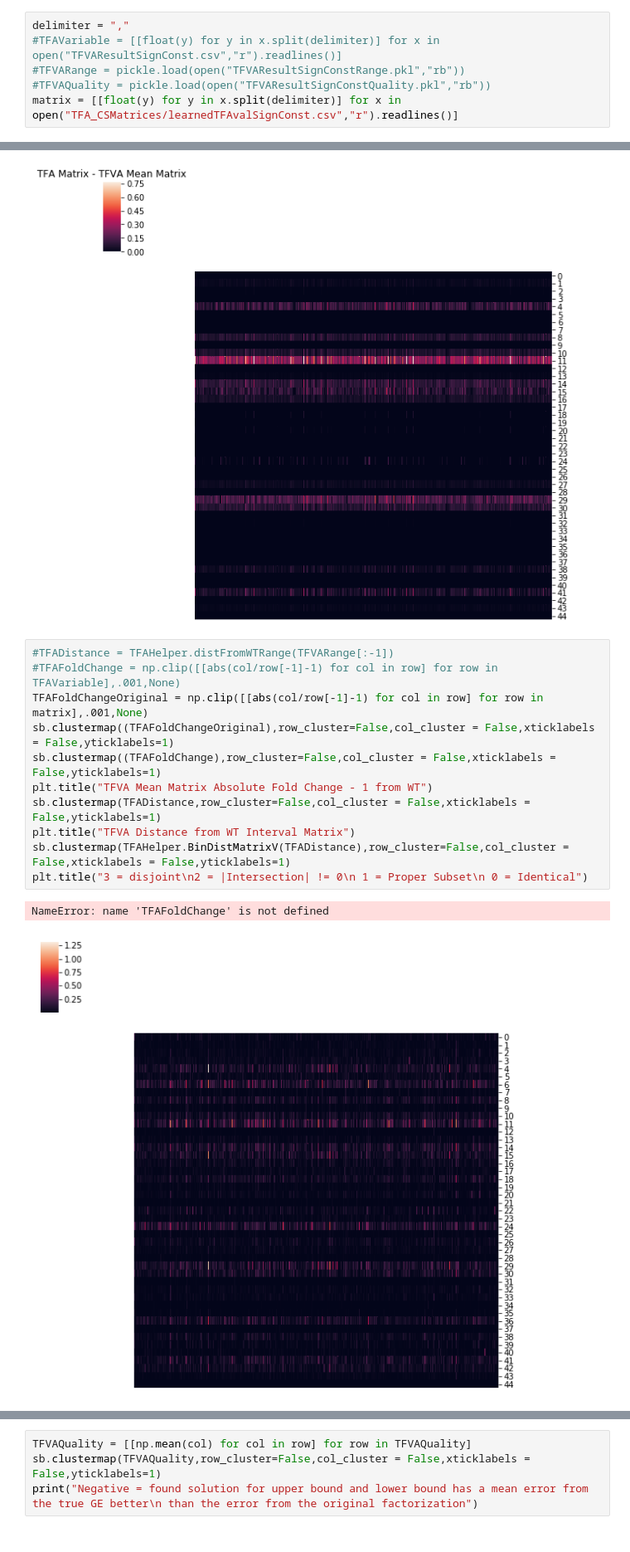
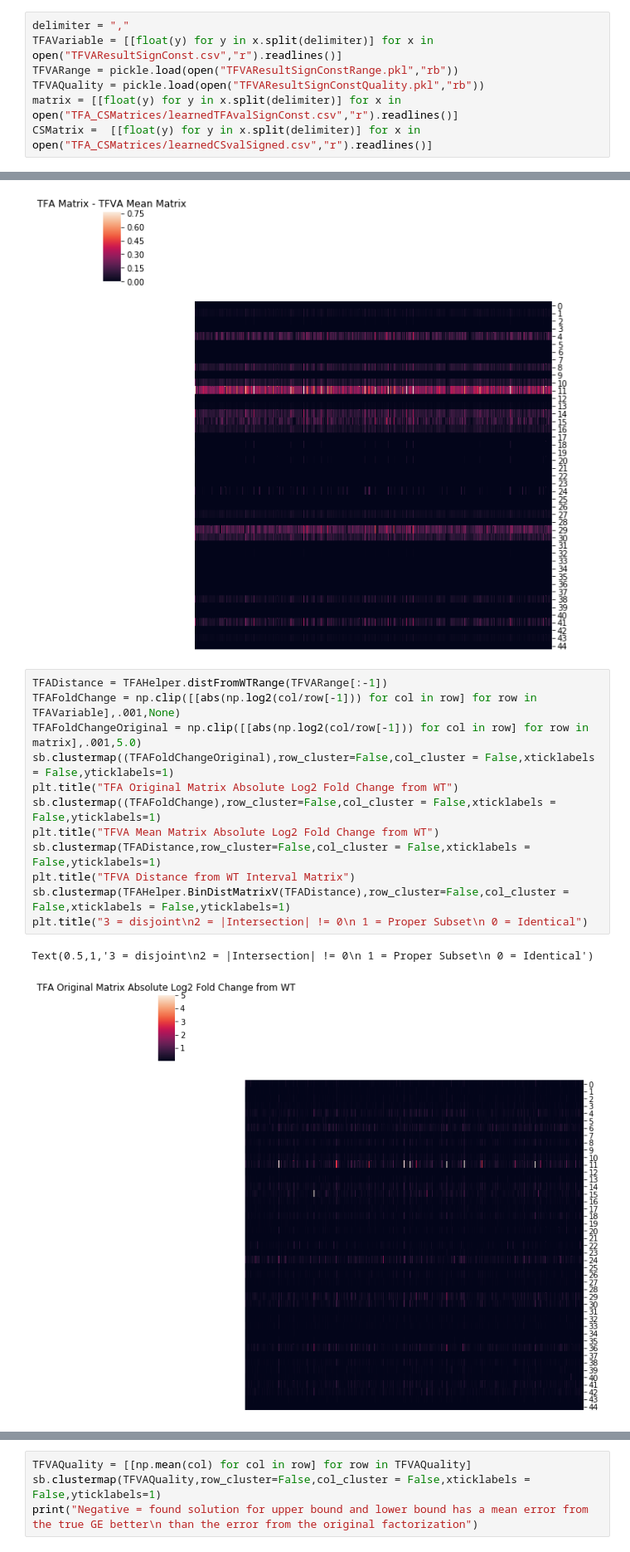
Before and after one commit to e-stan/BrentRotation, a Jupyter notebook: TFAInferenceCode/TFVASignConstrainedAnalysis.ipynb, the cells around one changed output, grey strips where cells are left out. Shown at 83% size. Saved outputs shown, nothing was run; the diff lists cells and outputs as text.

Commit message:
updated presentation and fixed bug in random matrix generation. Reran relevant results in the notebook. Unconstrained TFVA still hasn't changed

```diff
--- a/TFAInferenceCode/TFVASignConstrainedAnalysis.ipynb
+++ b/TFAInferenceCode/TFVASignConstrainedAnalysis.ipynb
@@ -10,9 +11,10 @@ import seaborn as sb
 # %%
 delimiter = ","
-#TFAVariable = [[float(y) for y in x.split(delimiter)] for x in open("TFVAResultSignConst.csv","r").readlines()]
-#TFVARange = pickle.load(open("TFVAResultSignConstRange.pkl","rb"))
-#TFVAQuality = pickle.load(open("TFVAResultSignConstQuality.pkl","rb"))
+TFAVariable = [[float(y) for y in x.split(delimiter)] for x in open("TFVAResultSignConst.csv","r").readlines()]
+TFVARange = pickle.load(open("TFVAResultSignConstRange.pkl","rb"))
+TFVAQuality = pickle.load(open("TFVAResultSignConstQuality.pkl","rb"))
 matrix = [[float(y) for y in x.split(delimiter)] for x in open("TFA_CSMatrices/learnedTFAvalSignConst.csv","r").readlines()]
+CSMatrix =  [[float(y) for y in x.split(delimiter)] for x in open("TFA_CSMatrices/learnedCSvalSigned.csv","r").readlines()]
 # %%
 sb.clustermap(matrix,row_cluster=False,col_cluster = False,xticklabels = False,yticklabels=1)
 plt.title("TFA Matrix")
@@ -26,16 +28,17 @@ Text(0.5,1,'TFA Matrix - TFVA Mean Matrix')
 [figure]
 [figure]
 # %%
-#TFADistance = TFAHelper.distFromWTRange(TFVARange[:-1])
-#TFAFoldChange = np.clip([[abs(col/row[-1]-1) for col in row] for row in TFAVariable],.001,None)
-TFAFoldChangeOriginal = np.clip([[abs(col/row[-1]-1) for col in row] for row in matrix],.001,None)
+TFADistance = TFAHelper.distFromWTRange(TFVARange[:-1])
+TFAFoldChange = np.clip([[abs(np.log2(col/row[-1])) for col in row] for row in TFAVariable],.001,None)
+TFAFoldChangeOriginal = np.clip([[abs(np.log2(col/row[-1])) for col in row] for row in matrix],.001,5.0)
 sb.clustermap((TFAFoldChangeOriginal),row_cluster=False,col_cluster = False,xticklabels = False,yticklabels=1)
+plt.title("TFA Original Matrix Absolute Log2 Fold Change from WT")
 sb.clustermap((TFAFoldChange),row_cluster=False,col_cluster = False,xticklabels = False,yticklabels=1)
-plt.title("TFVA Mean Matrix Absolute Fold Change - 1 from WT")
+plt.title("TFVA Mean Matrix Absolute Log2 Fold Change from WT")
 sb.clustermap(TFADistance,row_cluster=False,col_cluster = False,xticklabels = False,yticklabels=1)
 plt.title("TFVA Distance from WT Interval Matrix")
 sb.clustermap(TFAHelper.BinDistMatrixV(TFADistance),row_cluster=False,col_cluster = False,xticklabels = False,yticklabels=1)
 plt.title("3 = disjoint\n2 = |Intersection| != 0\n 1 = Proper Subset\n 0 = Identical")
 # %% [output]
-NameError: name 'TFAFoldChange' is not defined
+Text(0.5,1,'3 = disjoint\n2 = |Intersection| != 0\n 1 = Proper Subset\n 0 = Identical')
-[figure, old version]
+[figure, new version]
```
Also changed, not shown: parts of 3 cells of this notebook, 6 other files.
